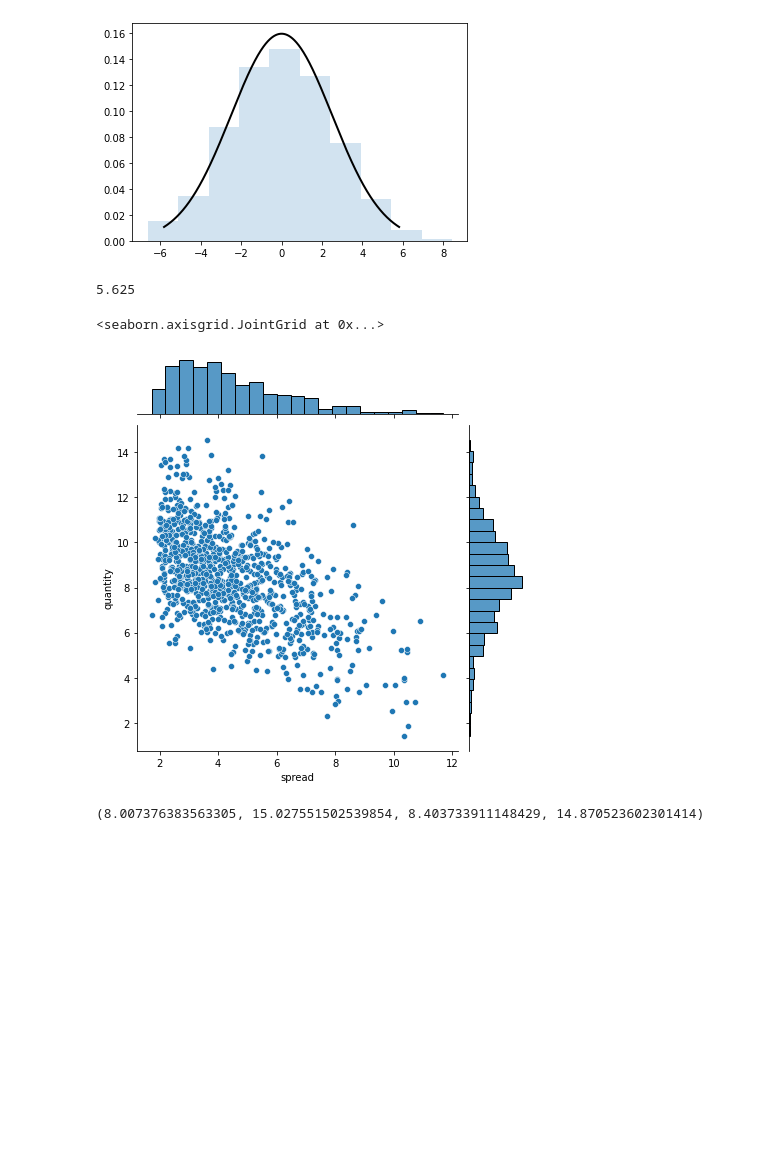
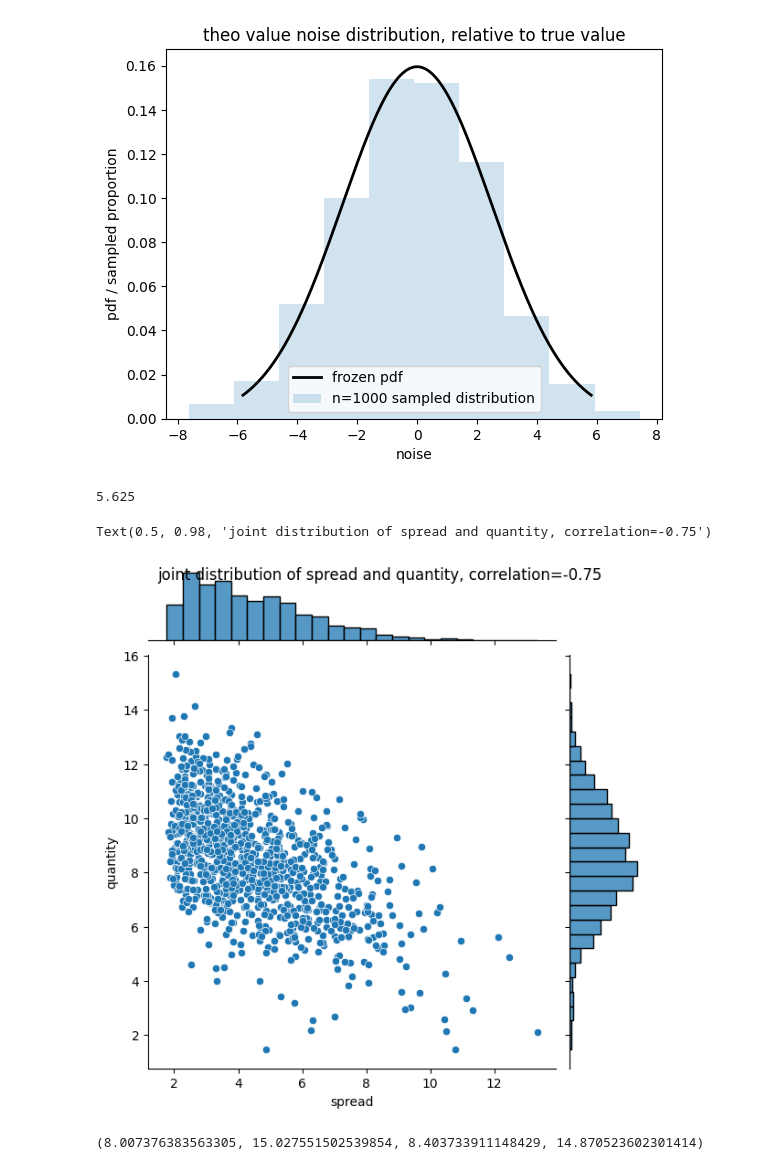
Before and after one commit to albertw-asf/marketSimulationIEOR174, a Jupyter notebook: testing_distributions.ipynb, the cells around one changed output. Drawn from its saved outputs; the diff is of its cells as text; code cells hidden in the pictures; blank space fills up the shorter version.

```diff
--- a/testing_distributions.ipynb
+++ b/testing_distributions.ipynb
@@ -36,18 +44,22 @@ plt.show()
 # %%
 # agent theo value
 # simply add gaussian noise
 
 sd = 2.5
 rv = norm(scale=sd)
 x = np.linspace(norm.ppf(0.01, scale=sd), norm.ppf(0.99, scale=sd), 1000)
 
 plt.plot(x, rv.pdf(x), 'k-', lw=2, label='frozen pdf')
 
 r = norm.rvs(scale=sd, size=1000)
-plt.hist(r, density=True, histtype='stepfilled', alpha=0.2)
+plt.hist(r, density=True, histtype='stepfilled', alpha=0.2, label="n=1000 sampled distribution")
+plt.title("theo value noise distribution, relative to true value")
+plt.xlabel("noise")
+plt.ylabel("pdf / sampled proportion")
+plt.legend()
 plt.show()
 # %% [output]
-[figure, old version]
+[figure, new version]
 # %%
 # for now cancel duration can just be an integer
 cancel_duration = 180 # seconds
@@ -60,14 +72,16 @@ alphas = [8, 0]
 mean = [2, 10]
 cov = [[9, -5.625], [-5.625, 6.25]]
 
-data = multivariate_skewnorm(alphas, mean, cov).rvs_fast(size=1000)
+data = multivariate_skewnorm(alphas, mean, cov).rvs(size=1000)
 
 # Plotting the generated samples
 h = sns.jointplot(x=data[:,0], y=data[:,1], kind="scatter")
 h.set_axis_labels("spread", "quantity")
+
+h.fig.suptitle("joint distribution of spread and quantity, correlation=-0.75")
 # %% [output]
-<seaborn.axisgrid.JointGrid at 0x...>
+Text(0.5, 0.98, 'joint distribution of spread and quantity, correlation=-0.75')
-[figure, old version]
+[figure, new version]
 # %%
 alphas = [1, 1]
 mean = [10, 10]
```
Also changed, not shown: parts of 2 cells of this notebook, 6 other files.
